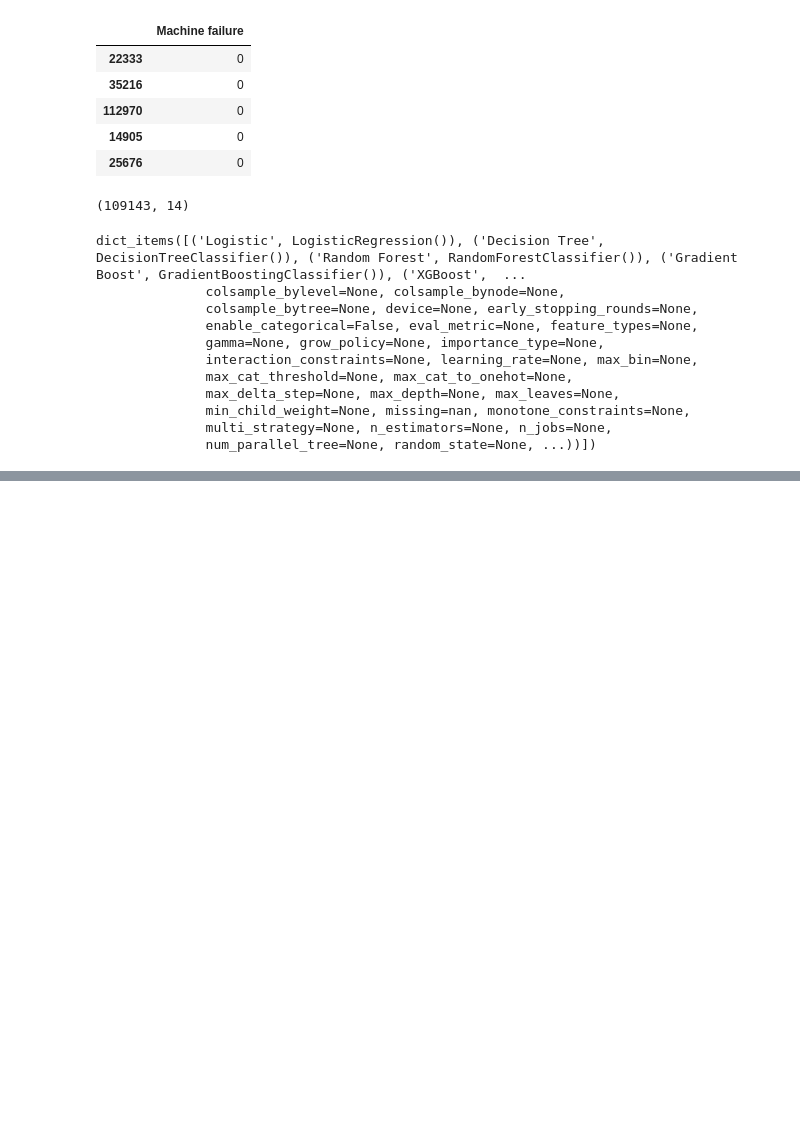
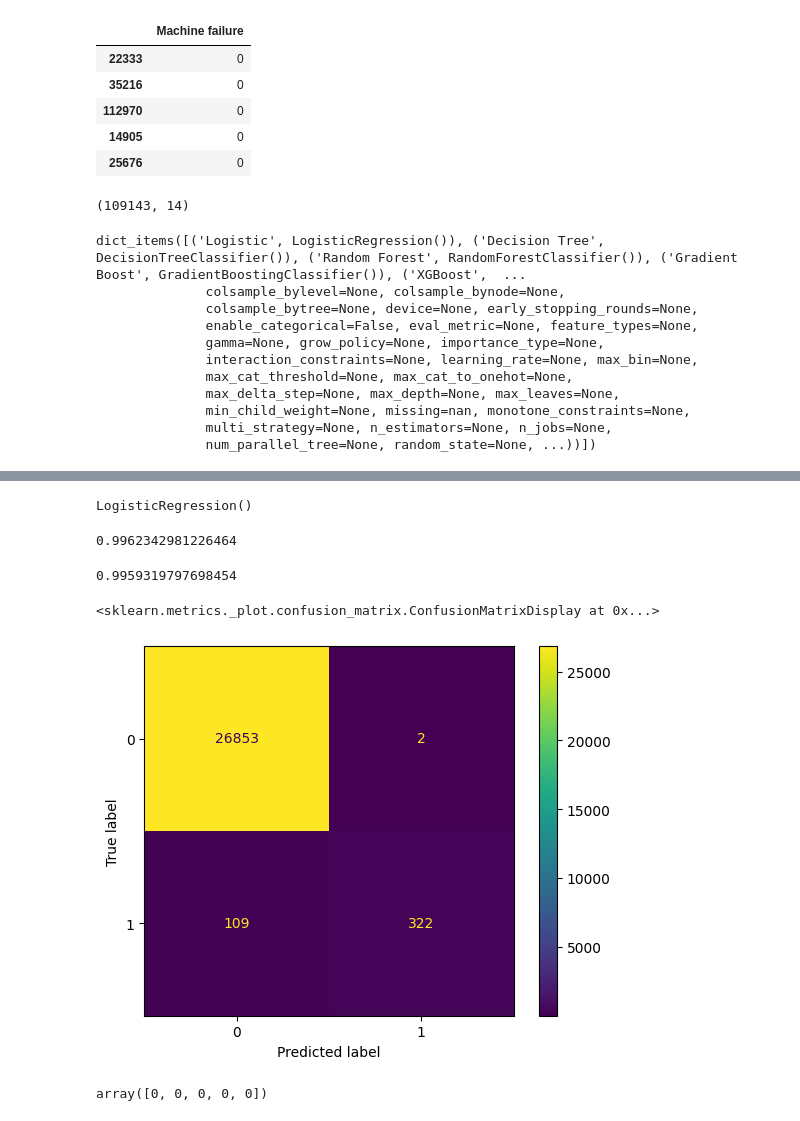
Before and after one commit to AtharvPandit07/Machine-Learning, a Jupyter notebook: Machine Failure Project/MacFailure.ipynb, the cells around one changed output, grey strips where cells are left out. Drawn from its saved outputs; the diff is of its cells as text; code cells hidden in the pictures; blank space fills up the shorter version.

```diff
--- a/Machine Failure Project/MacFailure.ipynb
+++ b/Machine Failure Project/MacFailure.ipynb
@@ -255,15 +255,15 @@ test_scores = []
 cv_scores = []
 for name, model in dct.items():
     # Fit the model on train data
-    model.fit(xtrain, ytrain)
+    model.fit(xtrain.values, ytrain.values)
     # Predict the results for train and test
-    ypred_train = model.predict(xtrain)
-    ypred_test = model.predict(xtest)
+    ypred_train = model.predict(xtrain.values)
+    ypred_test = model.predict(xtest.values)
     # Get the f1 macro score in train and test
     f1_train = f1_score(ytrain, ypred_train, average="macro")
     f1_test = f1_score(ytest, ypred_test, average="macro")
     # Calculate cross validated score
-    scores = cross_val_score(model, xtrain, ytrain, cv=5, scoring="f1_macro")
+    scores = cross_val_score(model, xtrain.values, ytrain.values, cv=5, scoring="f1_macro")
     cv = scores.mean()
     # Append all the values in list
     train_scores.append(f1_train)
@@ -296,0 +322,19 @@ ValueError: feature_names must be string, and may not contain [, ] or <
+# %%
+best_model = LogisticRegression()
+best_model.fit(xtrain, ytrain)
+# %% [output]
+LogisticRegression()
+# %%
+best_model.score(xtrain, ytrain)
+# %% [output]
+0.9962342981226464
+# %%
+best_model.score(xtest, ytest)
+# %% [output]
+0.9959319797698454
+# %%
+from sklearn.metrics import ConfusionMatrixDisplay
+ConfusionMatrixDisplay.from_estimator(best_model, xtest, ytest)
+# %% [output]
+<sklearn.metrics._plot.confusion_matrix.ConfusionMatrixDisplay at 0x...>
+[figure, added]
@@ -296,0 +343,4 @@ ValueError: feature_names must be string, and may not contain [, ] or <
+# %%
+ypred_test[0:5]
+# %% [output]
+array([0, 0, 0, 0, 0])
```
Also changed, not shown: parts of 25 cells of this notebook, 1 other file.
